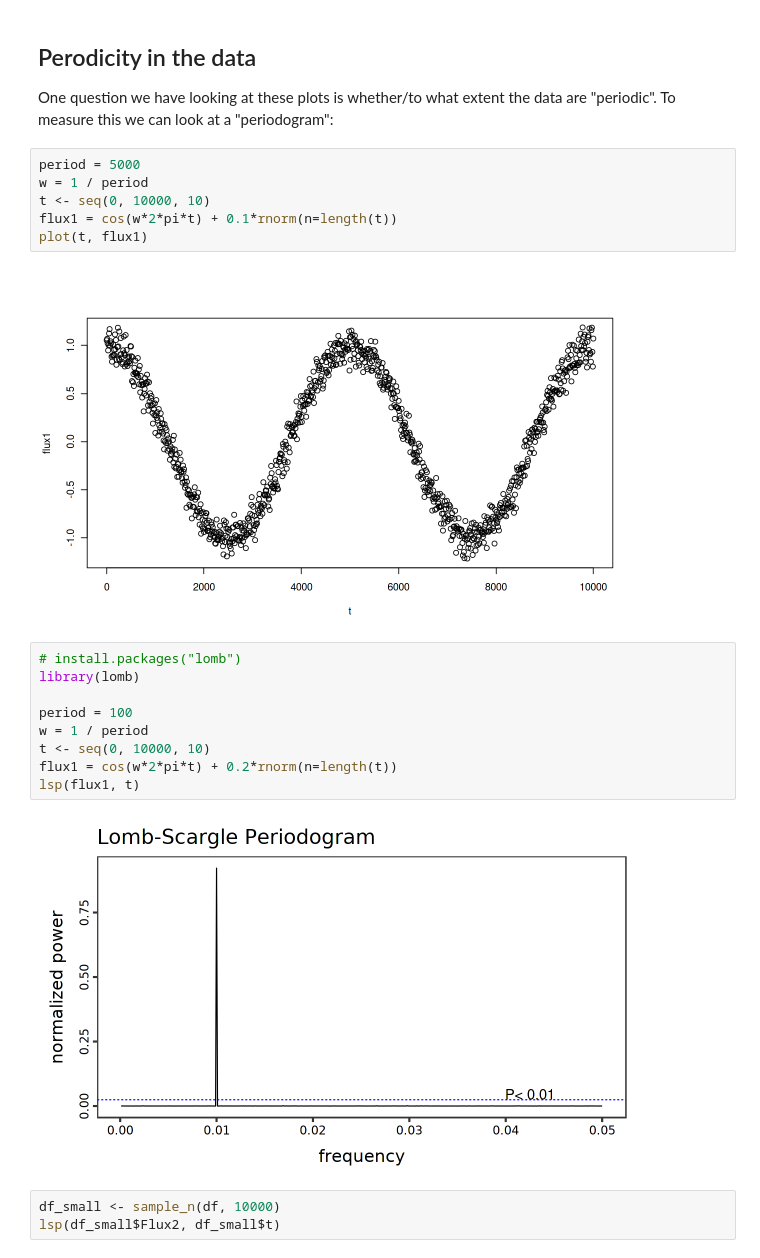
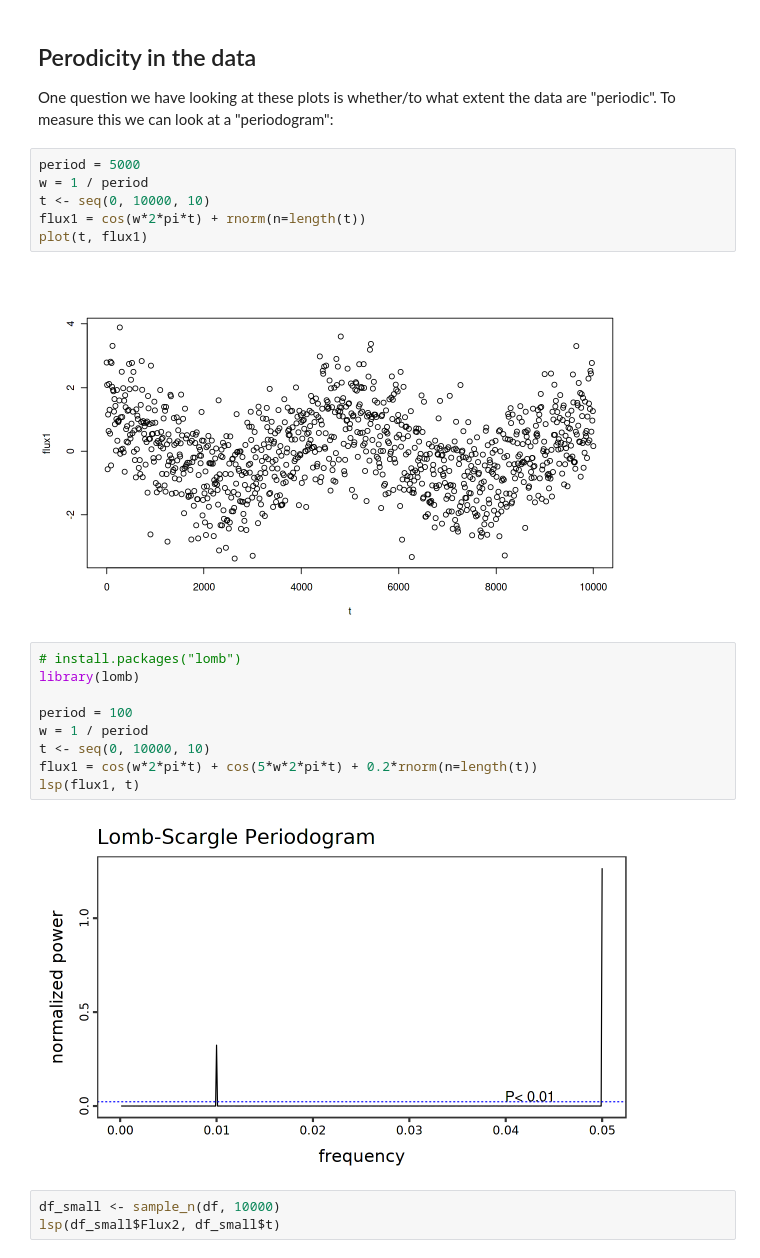
Before and after one commit to terhorst/stats504, a Jupyter notebook: lectures/week5/slides.ipynb, the cells around one changed output. Saved outputs shown, nothing was run; the diff lists cells and outputs as text.

```diff
--- a/lectures/week5/slides.ipynb
+++ b/lectures/week5/slides.ipynb
@@ -182,11 +182,11 @@ One question we have looking at these plots is whether/to what extent the data a
 # %%
 period = 5000
 w = 1 / period
 t <- seq(0, 10000, 10)
-flux1 = cos(w*2*pi*t) + 0.1*rnorm(n=length(t))
+flux1 = cos(w*2*pi*t) + rnorm(n=length(t))
 plot(t, flux1)
 # %% [output]
-[figure, old version]
+[figure, new version]
 # %%
 # install.packages("lomb")
 library(lomb)
@@ -194,10 +194,10 @@ library(lomb)
 period = 100
 w = 1 / period
 t <- seq(0, 10000, 10)
-flux1 = cos(w*2*pi*t) + 0.2*rnorm(n=length(t))
+flux1 = cos(w*2*pi*t) + cos(5*w*2*pi*t) + 0.2*rnorm(n=length(t))
 lsp(flux1, t)
 # %% [output]
-[figure, old version]
+[figure, new version]
 # %%
 df_small <- sample_n(df, 10000)
 lsp(df_small$Flux2, df_small$t)
```
Also changed, not shown: parts of 12 cells of this notebook, 3 other files.
